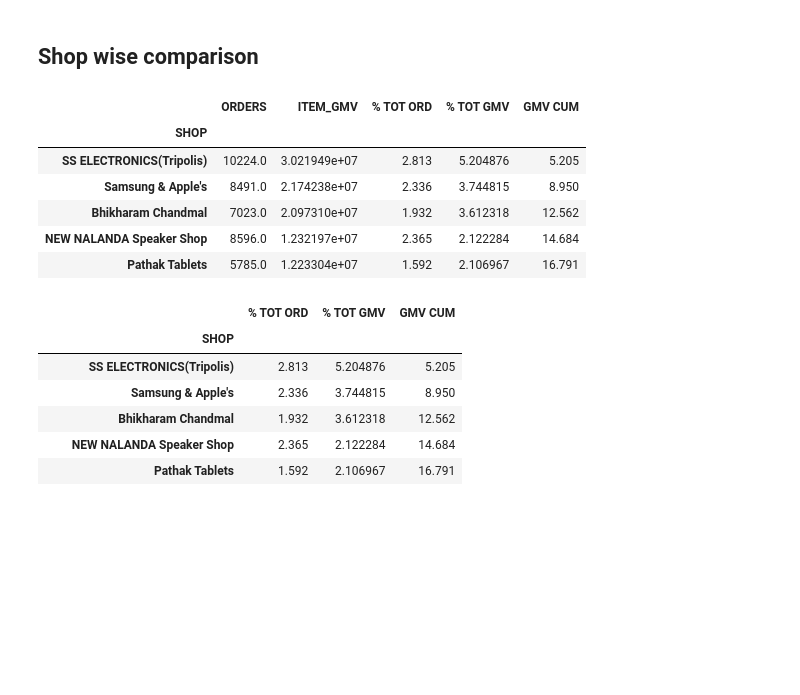
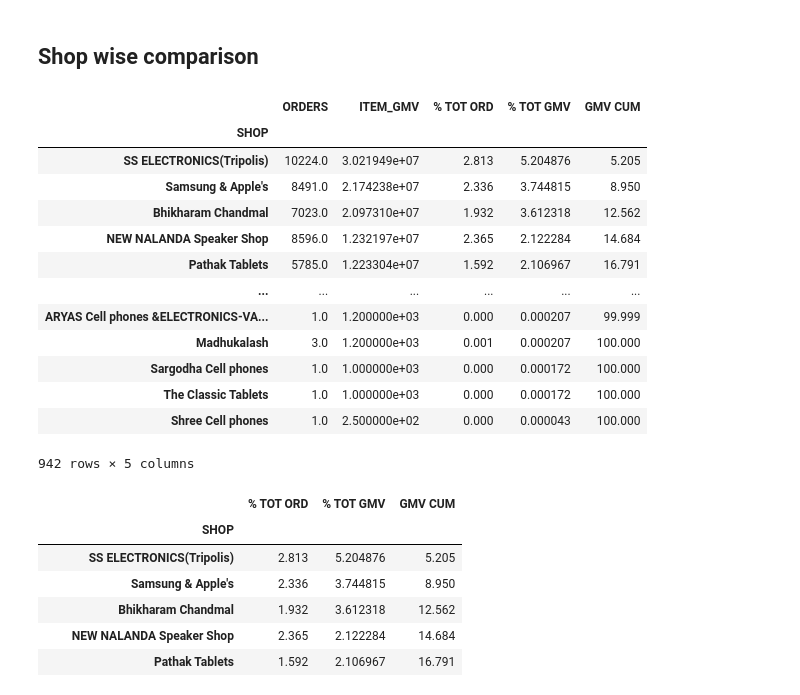
Before and after one commit to raahul42/Case-Comps, a Jupyter notebook: ByteCrunch/ByteCrunch post-diwa.ipynb, the cells around one changed output. Cells and saved outputs as stored; diff of their text form; code cells hidden in the pictures; blank space fills up the shorter version.

```diff
--- a/ByteCrunch/ByteCrunch post-diwa.ipynb
+++ b/ByteCrunch/ByteCrunch post-diwa.ipynb
@@ -149,17 +149,24 @@ by_cat.plot(kind='pie',y='% TOT GMV',legend=False,autopct='%1.0f%%', figsize=(8,
 # %%
 by_shop = df.groupby('SHOP').sum()[['ORDERS','ITEM_GMV']].sort_values(['ITEM_GMV'],ascending=False)
 by_shop['% TOT ORD'] = np.round(by_shop['ORDERS']/3634.45,decimals=3)
 by_shop['% TOT GMV'] = np.round(by_shop['ITEM_GMV']*100/df['ITEM_GMV'].sum(),decimals=6)
 by_shop['GMV CUM'] = np.round(by_shop['% TOT GMV'].cumsum(axis=0),decimals=3)
-by_shop.head()
+by_shop
 # %% [output]
 |  | ORDERS | ITEM_GMV | % TOT ORD | % TOT GMV | GMV CUM |
 | SHOP |  |  |  |  |  |
 | SS ELECTRONICS(Tripolis) | 10224.0 | 3.021949e+07 | 2.813 | 5.204876 | 5.205 |
 | Samsung & Apple's | 8491.0 | 2.174238e+07 | 2.336 | 3.744815 | 8.950 |
 | Bhikharam Chandmal | 7023.0 | 2.097310e+07 | 1.932 | 3.612318 | 12.562 |
 | NEW NALANDA Speaker Shop | 8596.0 | 1.232197e+07 | 2.365 | 2.122284 | 14.684 |
 | Pathak Tablets | 5785.0 | 1.223304e+07 | 1.592 | 2.106967 | 16.791 |
+| ... | ... | ... | ... | ... | ... |
+| ARYAS Cell phones &ELECTRONICS-VA... | 1.0 | 1.200000e+03 | 0.000 | 0.000207 | 99.999 |
+| Madhukalash | 3.0 | 1.200000e+03 | 0.001 | 0.000207 | 100.000 |
+| Sargodha Cell phones | 1.0 | 1.000000e+03 | 0.000 | 0.000172 | 100.000 |
+| The Classic Tablets | 1.0 | 1.000000e+03 | 0.000 | 0.000172 | 100.000 |
+| Shree Cell phones | 1.0 | 2.500000e+02 | 0.000 | 0.000043 | 100.000 |
+942 rows × 5 columns
 # %%
 by_shop[by_shop['GMV CUM']<26].drop(['ORDERS','ITEM_GMV'],axis=1)
 # %% [output]
```
Also changed, not shown: parts of 5 cells of this notebook, 14 other files.
